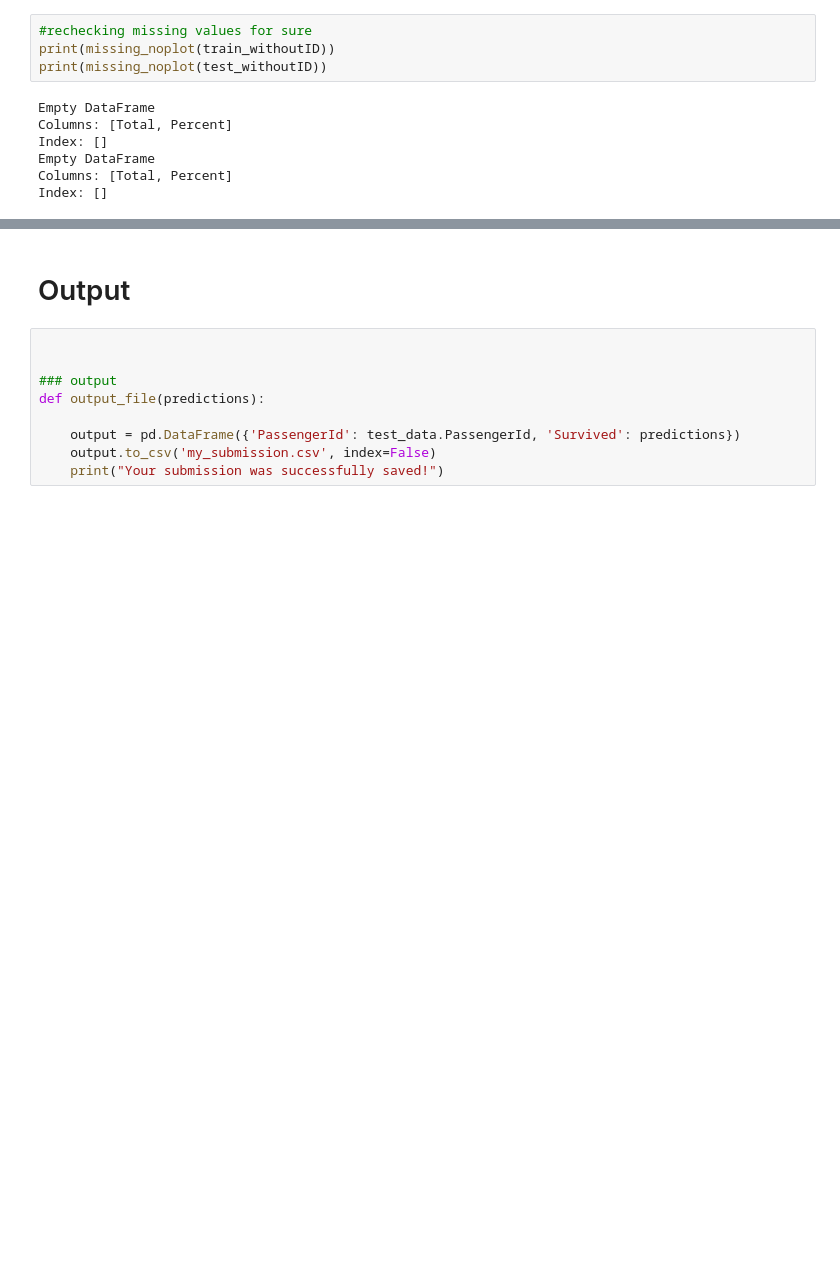
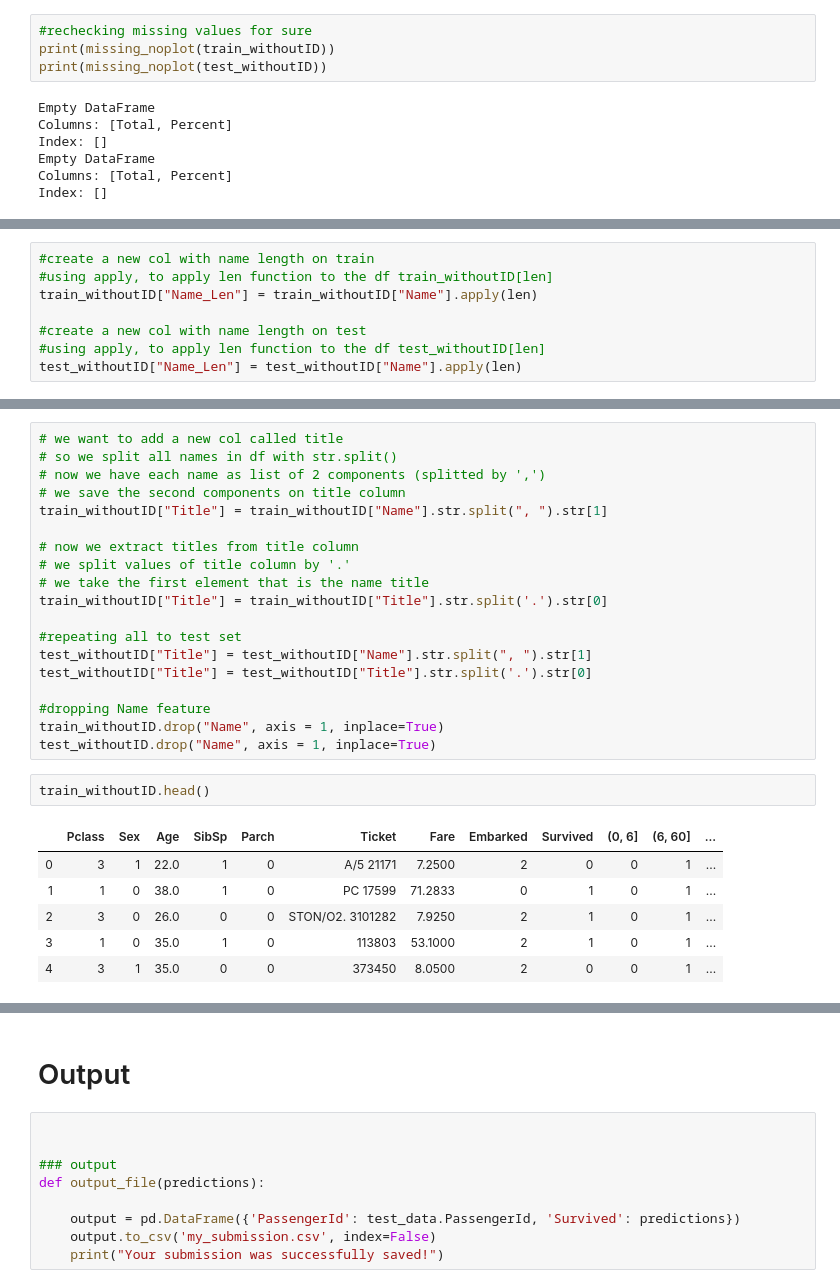
Before and after one commit to LivLilli/Titanic-Machine-Learning-from-disaster, a Jupyter notebook: Titanic.ipynb, the cells around one changed output, grey strips where cells are left out. Drawn from its saved outputs; the diff is of its cells as text; blank space fills up the shorter version.

Commit message:
Data Wrangling - making Name feature

```diff
--- a/Titanic.ipynb
+++ b/Titanic.ipynb
@@ -605,0 +606,8 @@ Index: []
+# %%
+#create a new col with name length on train
+#using apply, to apply len function to the df train_withoutID[len]
+train_withoutID["Name_Len"] = train_withoutID["Name"].apply(len)
+
+#create a new col with name length on test
+#using apply, to apply len function to the df test_withoutID[len]
+test_withoutID["Name_Len"] = test_withoutID["Name"].apply(len)
@@ -605,0 +623,28 @@ Index: []
+# %%
+# we want to add a new col called title
+# so we split all names in df with str.split()
+# now we have each name as list of 2 components (splitted by ',')
+# we save the second components on title column
+train_withoutID["Title"] = train_withoutID["Name"].str.split(", ").str[1]
+
+# now we extract titles from title column
+# we split values of title column by '.'
+# we take the first element that is the name title
+train_withoutID["Title"] = train_withoutID["Title"].str.split('.').str[0]
+
+#repeating all to test set
+test_withoutID["Title"] = test_withoutID["Name"].str.split(", ").str[1]
+test_withoutID["Title"] = test_withoutID["Title"].str.split('.').str[0]
+
+#dropping Name feature
+train_withoutID.drop("Name", axis = 1, inplace=True)
+test_withoutID.drop("Name", axis = 1, inplace=True)
+# %%
+train_withoutID.head()
+# %% [output]
+|  | Pclass | Sex | Age | SibSp | Parch | Ticket | Fare | Embarked | Survived | (0, 6] | (6, 60] | ... |
+| 0 | 3 | 1 | 22.0 | 1 | 0 | A/5 21171 | 7.2500 | 2 | 0 | 0 | 1 | ... |
+| 1 | 1 | 0 | 38.0 | 1 | 0 | PC 17599 | 71.2833 | 0 | 1 | 0 | 1 | ... |
+| 2 | 3 | 0 | 26.0 | 0 | 0 | STON/O2. 3101282 | 7.9250 | 2 | 1 | 0 | 1 | ... |
+| 3 | 1 | 0 | 35.0 | 1 | 0 | 113803 | 53.1000 | 2 | 1 | 0 | 1 | ... |
+| 4 | 3 | 1 | 35.0 | 0 | 0 | 373450 | 8.0500 | 2 | 0 | 0 | 1 | ... |
```
Also changed, not shown: parts of 10 cells of this notebook.
